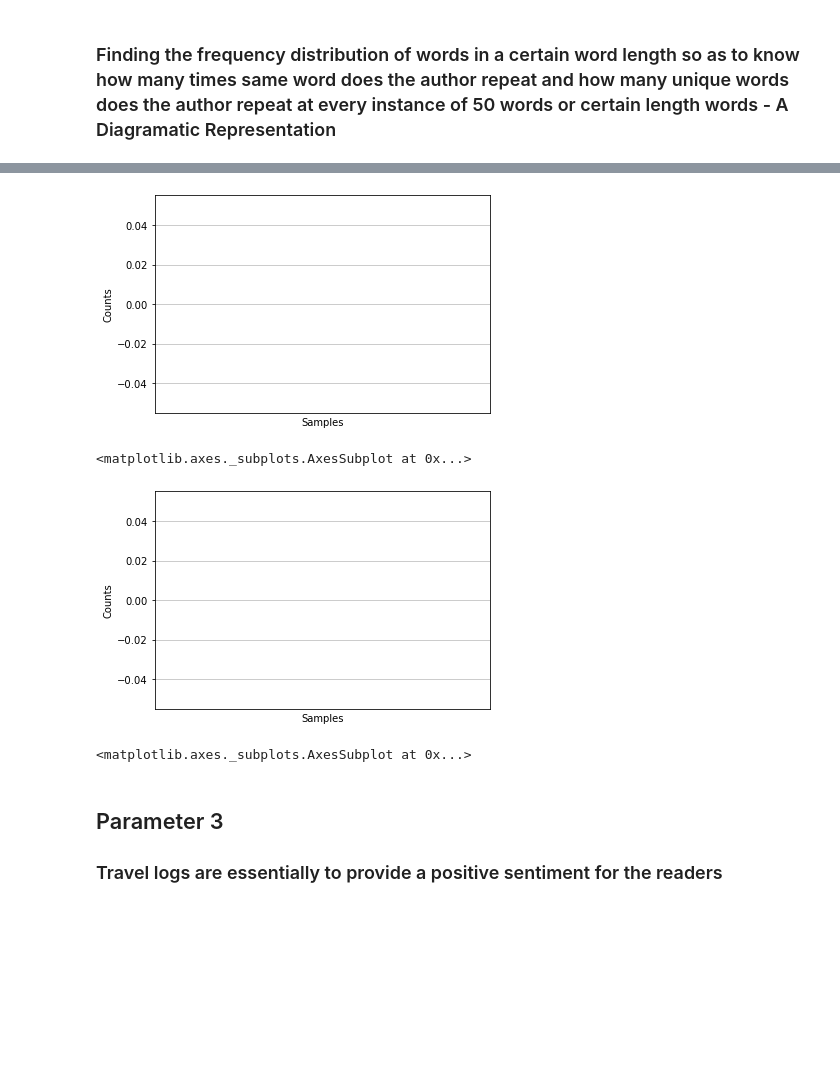
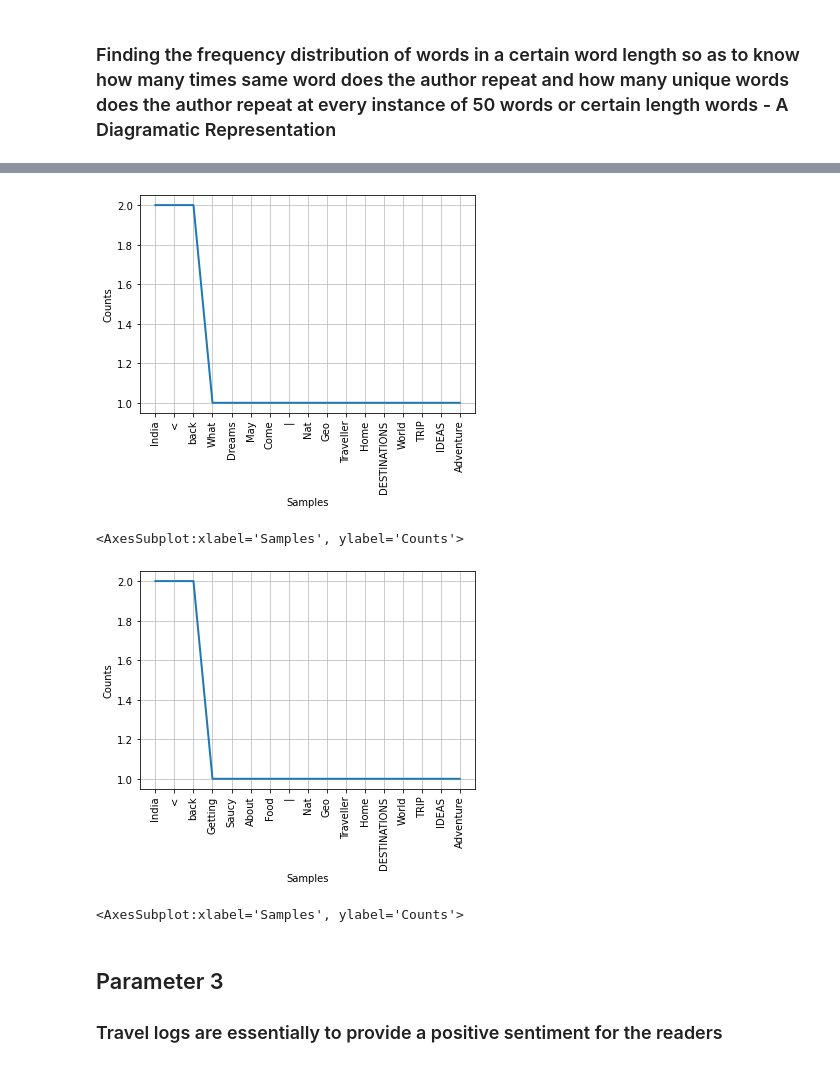
Before and after one commit to abphilip-vit/College4, a Jupyter notebook: Project/A1.ipynb, the cells around one changed output, grey strips where cells are left out. Saved outputs shown, nothing was run; the diff lists cells and outputs as text; code cells hidden in the pictures; blank space fills up the shorter version.

```diff
--- a/Project/A1.ipynb
+++ b/Project/A1.ipynb
@@ -165,15 +194,15 @@ fd.plot()
 # %%
-fd = nltk.FreqDist(tokens3[1900:1950])
+fd = nltk.FreqDist(filtered_words3[0:20])
 fd.plot()
 # %% [output]
-[figure, old version]
+[figure, new version]
-<matplotlib.axes._subplots.AxesSubplot at 0x...>
+<AxesSubplot:xlabel='Samples', ylabel='Counts'>
 # %%
-fd = nltk.FreqDist(tokens4[1900:1950])
+fd = nltk.FreqDist(filtered_words4[0:20])
 fd.plot()
 # %% [output]
-[figure, old version]
+[figure, new version]
-<matplotlib.axes._subplots.AxesSubplot at 0x...>
+<AxesSubplot:xlabel='Samples', ylabel='Counts'>
 # %% [markdown]
 ## Parameter 3
 
```
Also changed, not shown: parts of 13 cells of this notebook.
